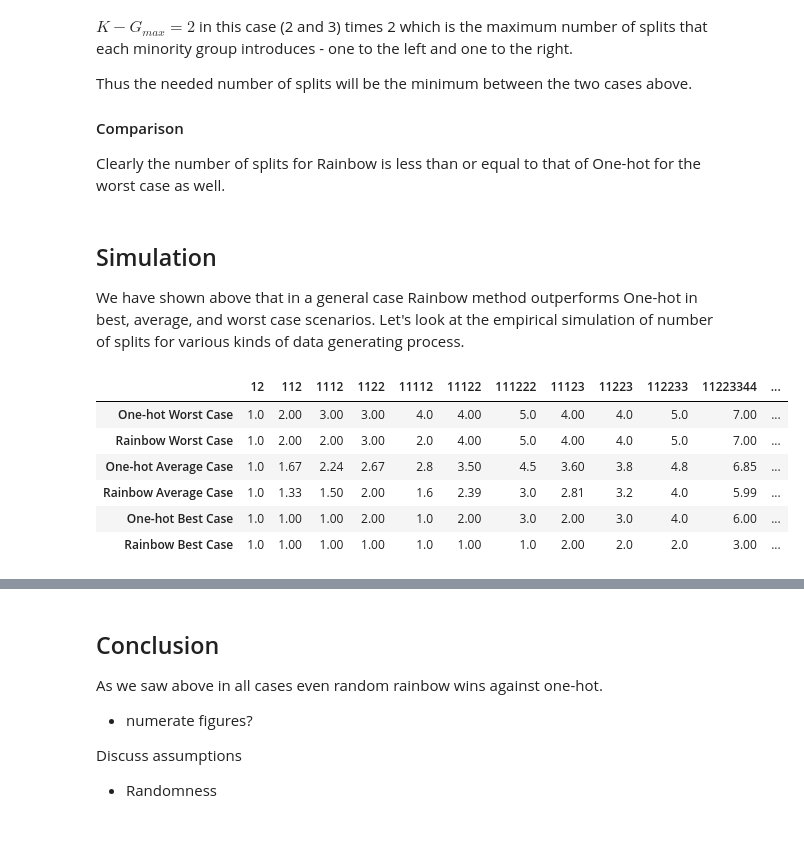
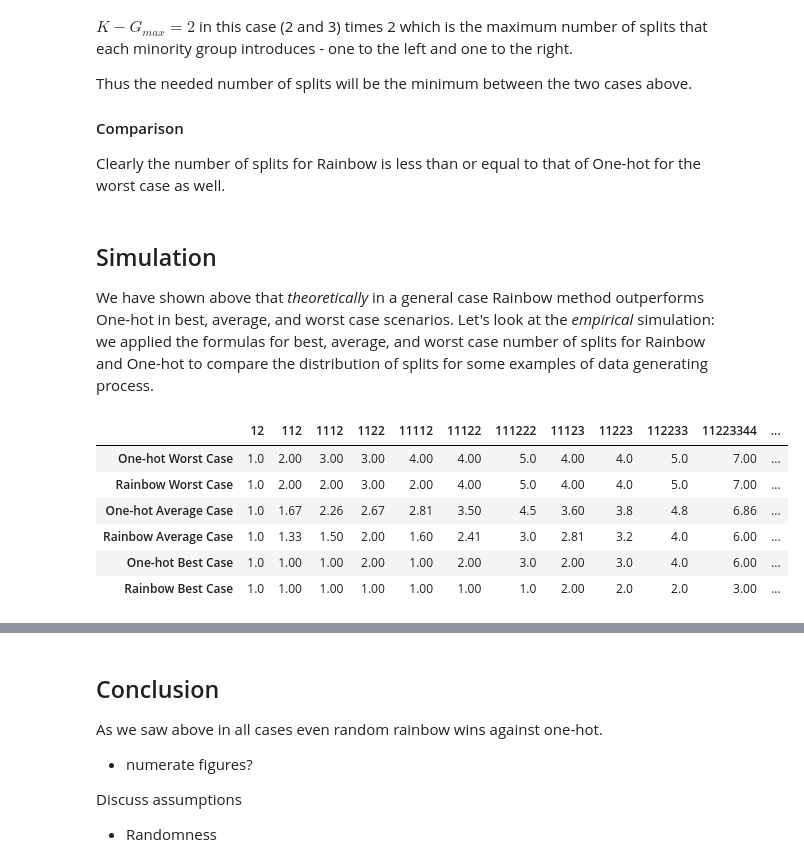
Before and after one commit to h17/fastreport, a Jupyter notebook: _notebooks/2021-03-15-Rainbow.ipynb, the cells around one changed output, grey strips where cells are left out. Saved outputs shown, nothing was run; the diff lists cells and outputs as text; code cells hidden in the pictures; blank space fills up the shorter version.

```diff
--- a/_notebooks/2021-03-15-Rainbow.ipynb
+++ b/_notebooks/2021-03-15-Rainbow.ipynb
@@ -890,7 +890,8 @@ Clearly the number of splits for Rainbow is less than or equal to that of One-ho
 # %% [markdown]
 ## Simulation
 
-We have shown above that in a general case Rainbow method outperforms One-hot in best, average, and worst case scenarios. Let's look at the empirical simulation of number of splits for various kinds of data generating process.
+We have shown above that *theoretically* in a general case Rainbow method outperforms One-hot in best, average, and worst case scenarios.
+Let's look at the *empirical* simulation: we applied the formulas for best, average, and worst case number of splits for Rainbow and One-hot to compare the distribution of splits for some examples of data generating process.
 # %%
 #hide
 
@@ -898,8 +899,7 @@ import pandas as pd
 from collections import Counter
 import numpy as np
 
-s='12,112,1112,1122,11112,11122,111222,11123,11223,112233,11223344,\
-   111222333,1111122233,1111111122,1111111123'
+s='12,112,1112,1122,11112,11122,111222,11123,11223,112233,11223344,111222333,1111122233,1111111122,1111111123'
 #s+=','+('1'*10+'2'*10)+','+('1'*20+'2'*20)
 cc=examples=s.split(',')
 examples=[list(i) for i in examples]
@@ -910,7 +910,6 @@ r_best = [len(Counter(e))-1 for e in examples]
 o_worst = [len(e)-1 for e in examples]
 r_worst = [min(len(e)-1,2*(len(e)-max(Counter(e).values())))
            for e in examples]
-
 
 o_ave = []
 r_ave = []
@@ -920,37 +919,37 @@ for e in examples:
     # o_sum and r_sum is the sum of number of splits over all samples
     # we want to get avg n of splits given various scenarios (avg over samples)
     o_sum = r_sum = 0
     for i in range(n_samples):
         p = np.random.permutation(e)
         #[::-1] omiting as same thing but to indicate we count from end for one-hot order
         o_res = r_res = len(e)-1
         for i in range(len(p)-1):
             if p[i]==p[i+1]:
                 r_res -=1
         for i in range(len(p)-1):
             if p[i]==p[i+1]:
                 o_res -=1
             else:
                 break
         o_sum += o_res
         r_sum += r_res
     o_ave += [o_sum/n_samples]
     r_ave += [r_sum/n_samples]
 
 ii = 'o_best,r_best,o_ave,r_ave,o_worst,r_worst'.replace('o_','One-hot ').replace('r_','Rainbow ')
 ii = ii.replace('ave','Average').replace('best','Best').replace('worst','Worst')
 ii = ii.split(',')
 ii = [i+' Case' for i in ii]
 rainbow_vs_onehot=pd.DataFrame([o_best,r_best,o_ave,r_ave,o_worst,r_worst],
                                    columns=cc,index=ii).round(2)
 rainbow_vs_onehot=rainbow_vs_onehot.iloc[[4,5,2,3,0,1]]
 rainbow_vs_onehot
 # %% [output]
 |  | 12 | 112 | 1112 | 1122 | 11112 | 11122 | 111222 | 11123 | 11223 | 112233 | 11223344 | ... |
-| One-hot Worst Case | 1.0 | 2.00 | 3.00 | 3.00 | 4.0 | 4.00 | 5.0 | 4.00 | 4.0 | 5.0 | 7.00 | ... |
-| Rainbow Worst Case | 1.0 | 2.00 | 2.00 | 3.00 | 2.0 | 4.00 | 5.0 | 4.00 | 4.0 | 5.0 | 7.00 | ... |
-| One-hot Average Case | 1.0 | 1.67 | 2.24 | 2.67 | 2.8 | 3.50 | 4.5 | 3.60 | 3.8 | 4.8 | 6.85 | ... |
-| Rainbow Average Case | 1.0 | 1.33 | 1.50 | 2.00 | 1.6 | 2.39 | 3.0 | 2.81 | 3.2 | 4.0 | 5.99 | ... |
-| One-hot Best Case | 1.0 | 1.00 | 1.00 | 2.00 | 1.0 | 2.00 | 3.0 | 2.00 | 3.0 | 4.0 | 6.00 | ... |
-| Rainbow Best Case | 1.0 | 1.00 | 1.00 | 1.00 | 1.0 | 1.00 | 1.0 | 2.00 | 2.0 | 2.0 | 3.00 | ... |
+| One-hot Worst Case | 1.0 | 2.00 | 3.00 | 3.00 | 4.00 | 4.00 | 5.0 | 4.00 | 4.0 | 5.0 | 7.00 | ... |
+| Rainbow Worst Case | 1.0 | 2.00 | 2.00 | 3.00 | 2.00 | 4.00 | 5.0 | 4.00 | 4.0 | 5.0 | 7.00 | ... |
+| One-hot Average Case | 1.0 | 1.67 | 2.26 | 2.67 | 2.81 | 3.50 | 4.5 | 3.60 | 3.8 | 4.8 | 6.86 | ... |
+| Rainbow Average Case | 1.0 | 1.33 | 1.50 | 2.00 | 1.60 | 2.41 | 3.0 | 2.81 | 3.2 | 4.0 | 6.00 | ... |
+| One-hot Best Case | 1.0 | 1.00 | 1.00 | 2.00 | 1.00 | 2.00 | 3.0 | 2.00 | 3.0 | 4.0 | 6.00 | ... |
+| Rainbow Best Case | 1.0 | 1.00 | 1.00 | 1.00 | 1.00 | 1.00 | 1.0 | 2.00 | 2.0 | 2.0 | 3.00 | ... |
 # %%
```
Also changed, not shown: parts of 3 cells of this notebook.
